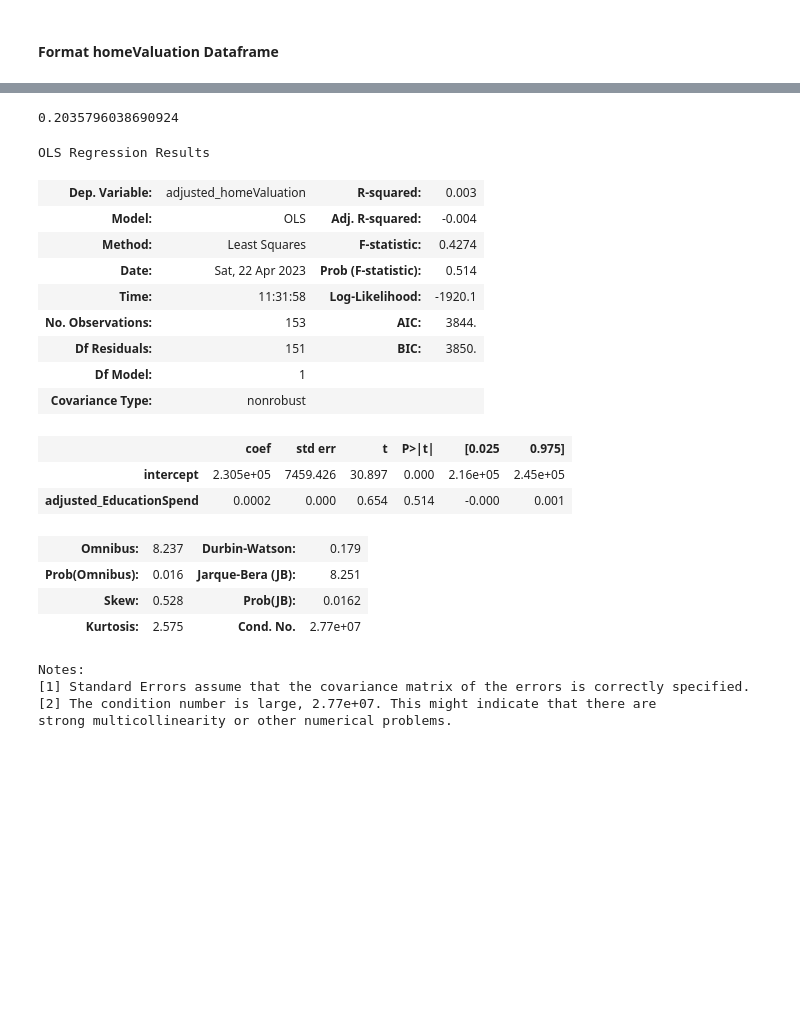
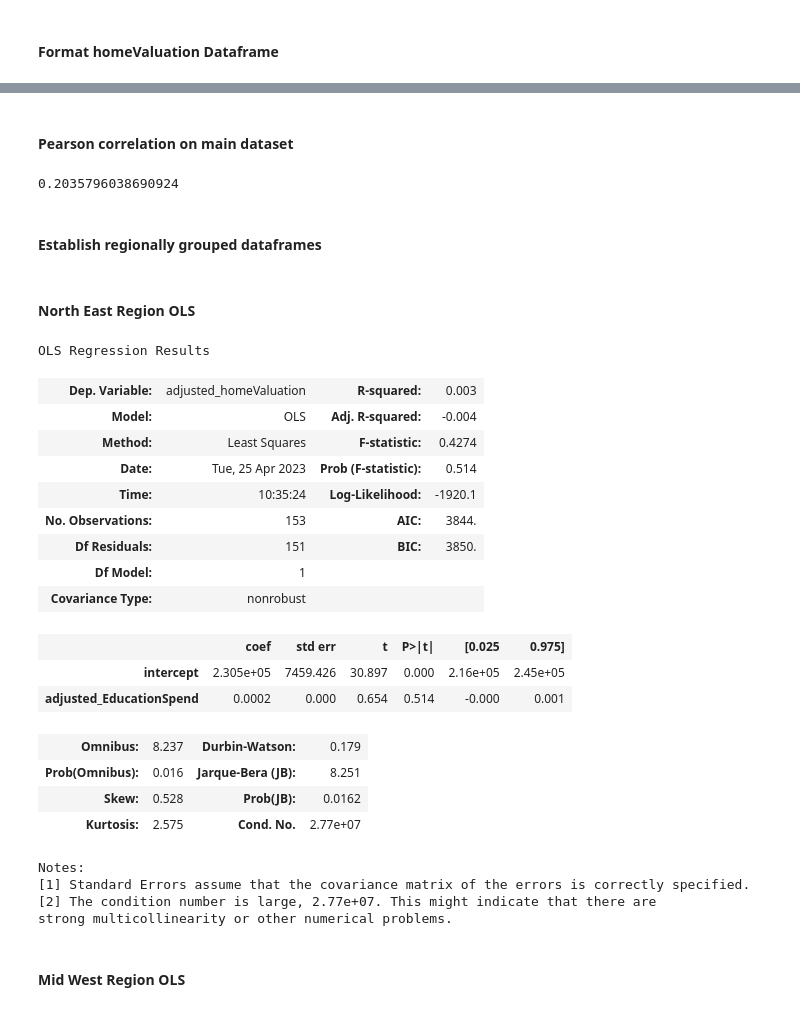
Before and after one commit to Max-Jacobsen/EducationSpending_HomeValuations_analysis, a Jupyter notebook: project_group4.ipynb, the cells around one changed output, grey strips where cells are left out. Drawn from its saved outputs; the diff is of its cells as text; code cells hidden in the pictures; blank space fills up the shorter version.

```diff
--- a/project_group4.ipynb
+++ b/project_group4.ipynb
@@ -128,0 +133,4 @@ homeValuation_final = homeValuation_gdpDeflator.drop(collumn_Drop, axis=1)
+# %%
+def ols_model(y, X):
+    model = sm.OLS(y, X).fit()
+    return model.summary()
@@ -169 +178,3 @@ strong multicollinearity or other numerical problems.
+# %% [markdown]
+#### Pearson correlation on main dataset
 # %%
@@ -171,5 +182,7 @@ OLS_modelmerge['adjusted_EducationSpend'].corr(OLS_modelmerge['adjusted_homeValu
 # %% [output]
 0.2035796038690924
+# %% [markdown]
+#### Establish regionally grouped dataframes
 # %%
 northEast = ['Connecticut', 'Maine', 'Massachusetts', 'New Hampshire', 'Rhode Island', 'Vermont', 'New Jersey', 'New York', 'Pennsylvania' ]
 
@@ -191,22 +199,21 @@ OLS_west.to_csv('OLS_west.csv', index=False)
+# %% [markdown]
+#### North East Region OLS
 # %%
 # define independent variables
 x_NE = OLS_northEast[['intercept', 'adjusted_EducationSpend']]
 
 # define dependent variable
 y_NE = OLS_northEast['adjusted_homeValuation']
 
-# estimate the model
-model = sm.OLS(y_NE, x_NE).fit()
-
-# print out the summary results
-model.summary()
+# run model
+ols_model(y_NE, x_NE)
 # %% [output]
 OLS Regression Results
 | Dep. Variable: | adjusted_homeValuation | R-squared: | 0.003 |
 | Model: | OLS | Adj. R-squared: | -0.004 |
 | Method: | Least Squares | F-statistic: | 0.4274 |
-| Date: | Sat, 22 Apr 2023 | Prob (F-statistic): | 0.514 |
-| Time: | 11:31:58 | Log-Likelihood: | -1920.1 |
+| Date: | Tue, 25 Apr 2023 | Prob (F-statistic): | 0.514 |
+| Time: | 10:35:24 | Log-Likelihood: | -1920.1 |
 | No. Observations: | 153 | AIC: | 3844. |
 | Df Residuals: | 151 | BIC: | 3850. |
 | Df Model: | 1 |  |  |
@@ -222,6 +229,8 @@ Notes:
 [1] Standard Errors assume that the covariance matrix of the errors is correctly specified.
 [2] The condition number is large, 2.77e+07. This might indicate that there are
 strong multicollinearity or other numerical problems.
+# %% [markdown]
+#### Mid West Region OLS
 # %%
 # define independent variables
 x_MW = OLS_midWest[['intercept', 'adjusted_EducationSpend']]
```
Also changed, not shown: parts of 18 cells of this notebook.
